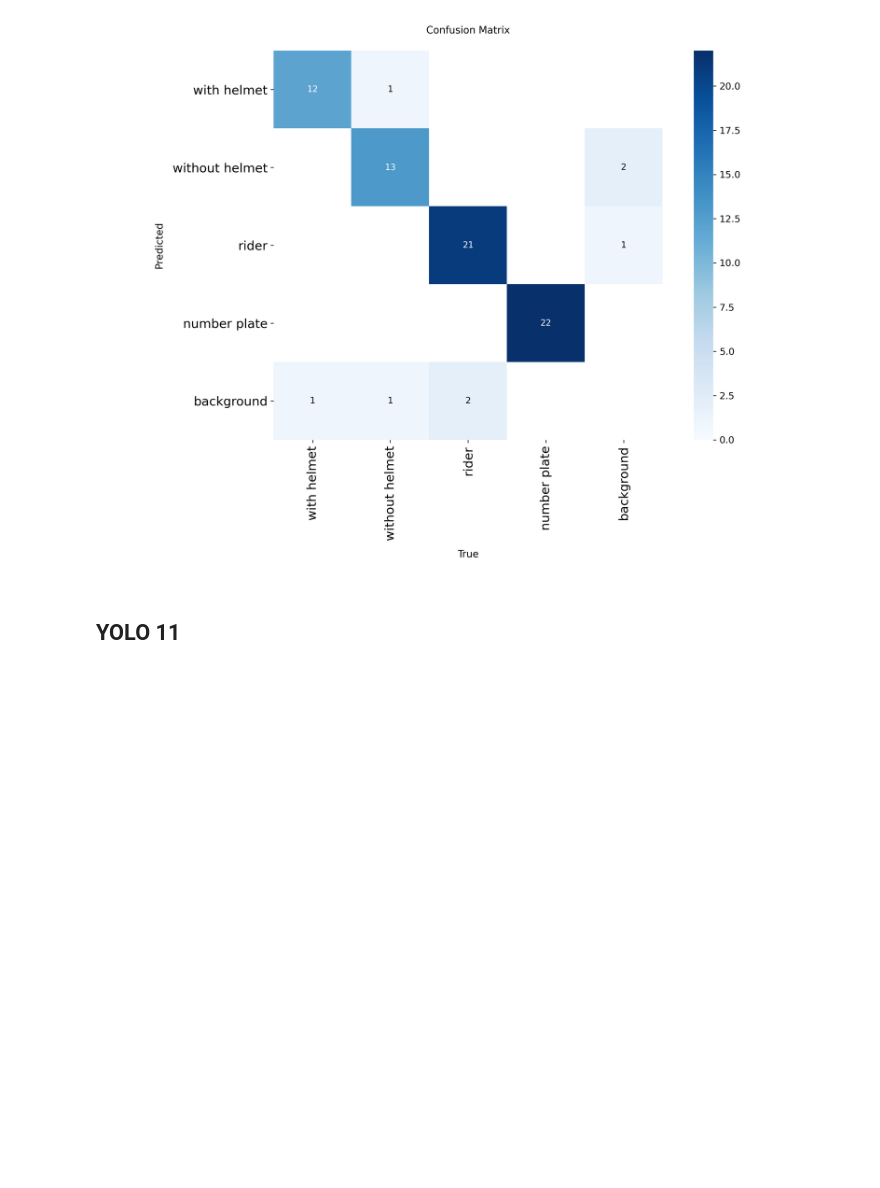
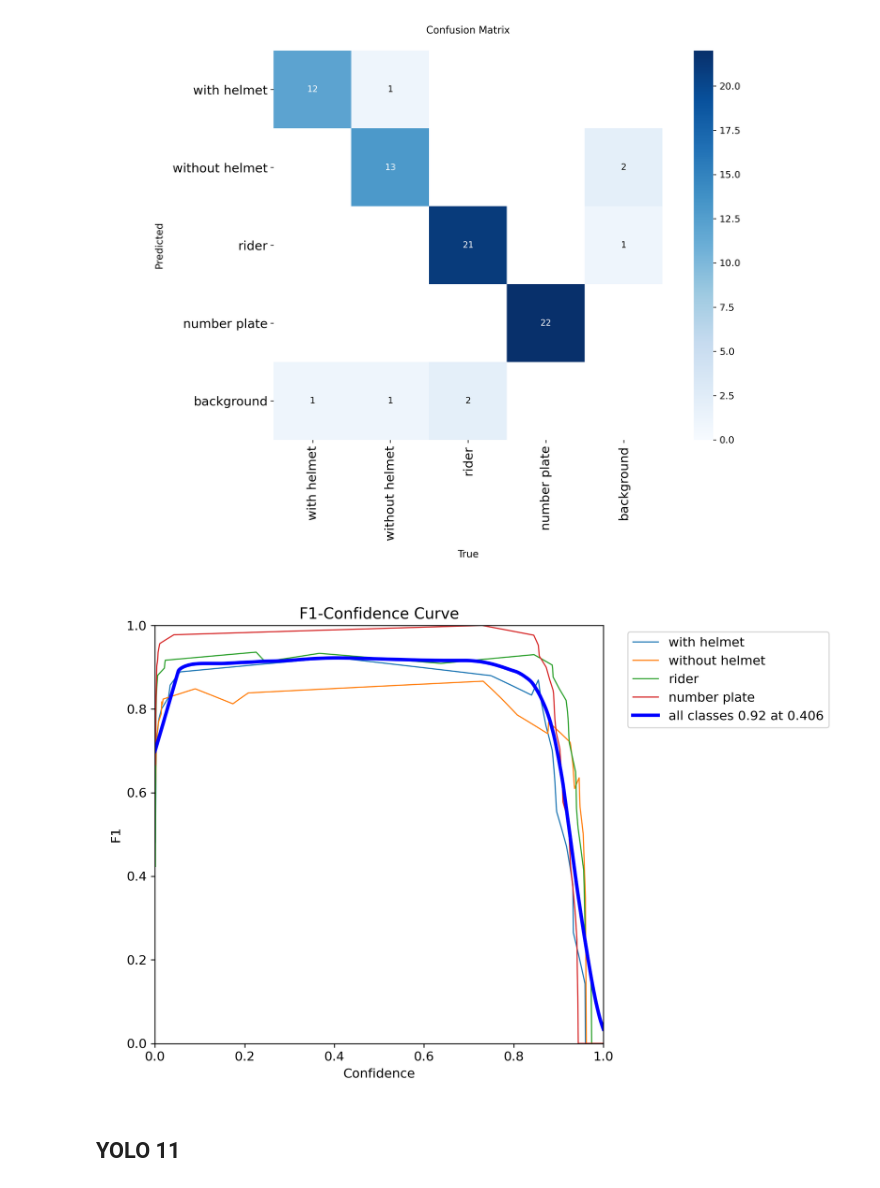
Before and after one commit to Rybsonbvb/Helmet-detection-YOLO-app, a Jupyter notebook: notebooks/models.ipynb, the cells around one changed output. Cells and saved outputs as stored; diff of their text form; code cells hidden in the pictures; blank space fills up the shorter version.

```diff
--- a/notebooks/models.ipynb
+++ b/notebooks/models.ipynb
@@ -157,5 +171,9 @@ Image("runs/detect/train/confusion_matrix.png", height=800, width=800)
 Image("runs/detect/train2/confusion_matrix.png", height=800, width=800)
 # %% [output]
 [figure]
+# %%
+Image("runs/detect/train2/F1_curve.png", height=800, width=800)
+# %% [output]
+[figure, added]
 # %% [markdown]
 ## YOLO 11
```
Also changed, not shown: parts of 6 cells of this notebook, 1 other file.
